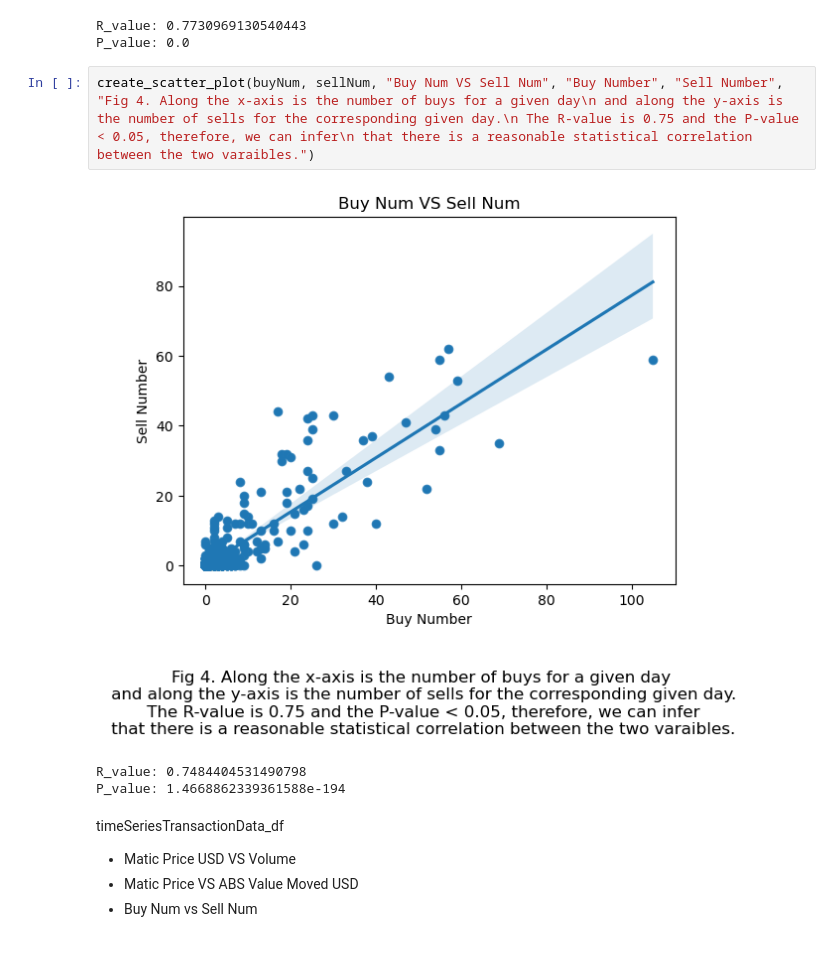
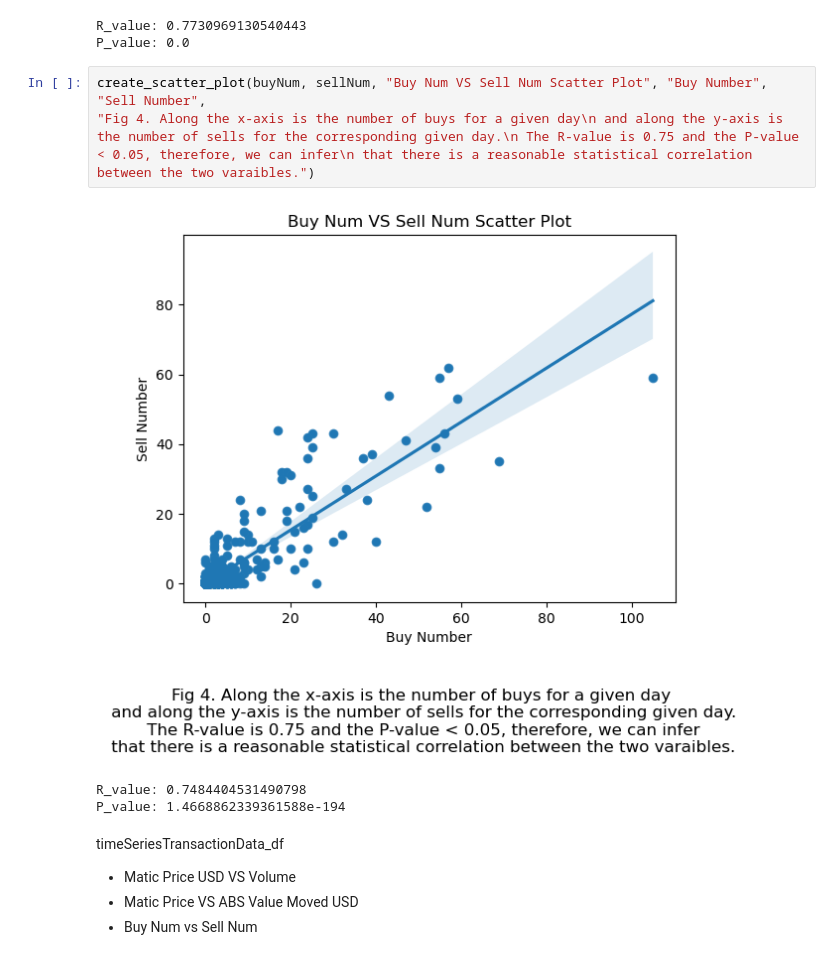
Before and after one commit to todd-gavin/DSCI510-Final-Project, a Jupyter notebook: code/mainNotebook.ipynb, the cells around one changed output. Cells and saved outputs as stored; diff of their text form.

```diff
--- a/code/mainNotebook.ipynb
+++ b/code/mainNotebook.ipynb
@@ -578,10 +578,10 @@ create_scatter_plot(HLdailyPrice, ABSOCdailyPrice, "HL Daily Price VS ABS OC Dai
 R_value: 0.7730969130540443
 P_value: 0.0
 # %%
-create_scatter_plot(buyNum, sellNum, "Buy Num VS Sell Num", "Buy Number", "Sell Number",
+create_scatter_plot(buyNum, sellNum, "Buy Num VS Sell Num Scatter Plot", "Buy Number", "Sell Number",
 "Fig 4. Along the x-axis is the number of buys for a given day\n and along the y-axis is the number of sells for the corresponding given day.\n The R-value is 0.75 and the P-value < 0.05, therefore, we can infer\n that there is a reasonable statistical correlation between the two varaibles.")
 # %% [output]
-[figure, old version]
+[figure, new version]
 R_value: 0.7484404531490798
 P_value: 1.4668862339361588e-194
 # %% [markdown]
```
Also changed, not shown: parts of 1 cell of this notebook, 39 other files.
